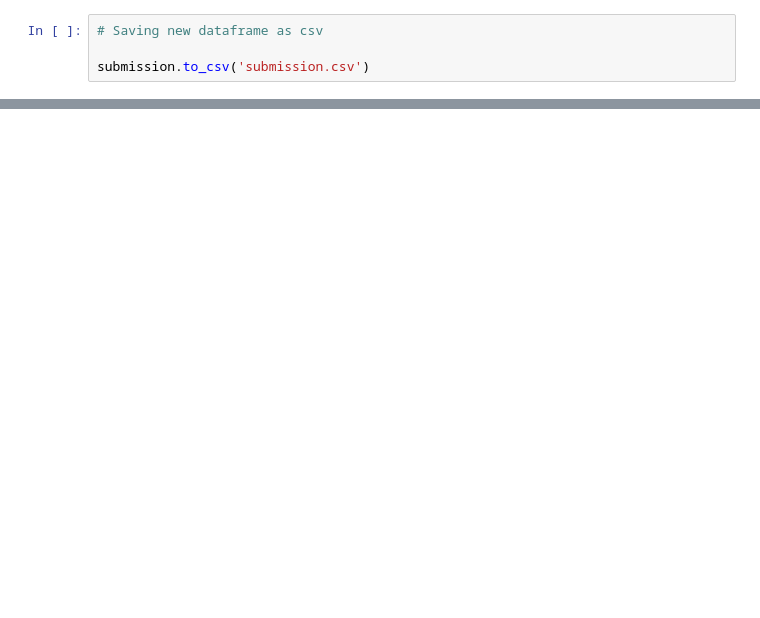
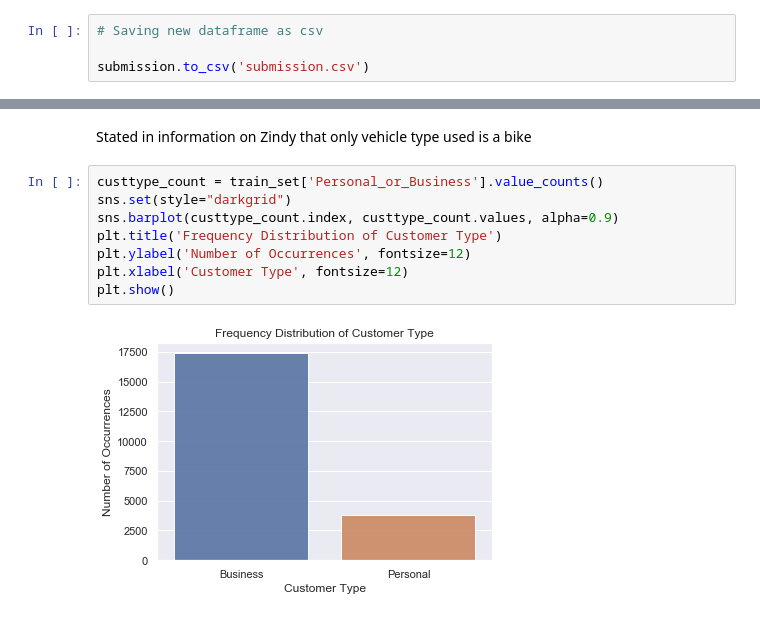
Before and after one commit to Thabo-5/regression10, a Jupyter notebook: BasicNotebook.ipynb, the cells around one changed output, grey strips where cells are left out. Cells and saved outputs as stored; diff of their text form; blank space fills up the shorter version.

```diff
--- a/BasicNotebook.ipynb
+++ b/BasicNotebook.ipynb
@@ -176,0 +529,12 @@ submission.to_csv('submission.csv')
+# %% [markdown]
+Stated in information on Zindy that only vehicle type used is a bike
+# %%
+custtype_count = train_set['Personal_or_Business'].value_counts()
+sns.set(style="darkgrid")
+sns.barplot(custtype_count.index, custtype_count.values, alpha=0.9)
+plt.title('Frequency Distribution of Customer Type')
+plt.ylabel('Number of Occurrences', fontsize=12)
+plt.xlabel('Customer Type', fontsize=12)
+plt.show()
+# %% [output]
+[figure, added]
```
Also changed, not shown: parts of 98 cells of this notebook.
